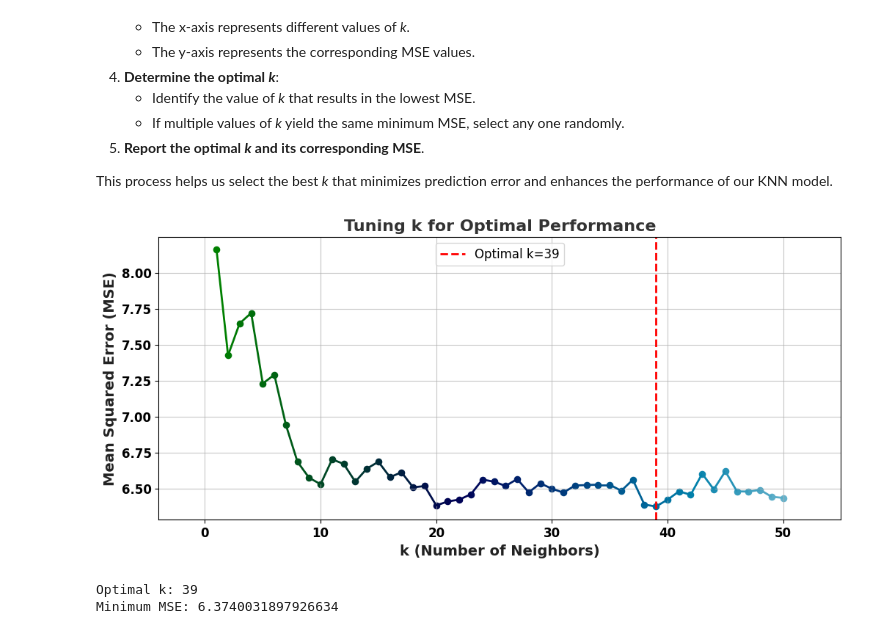
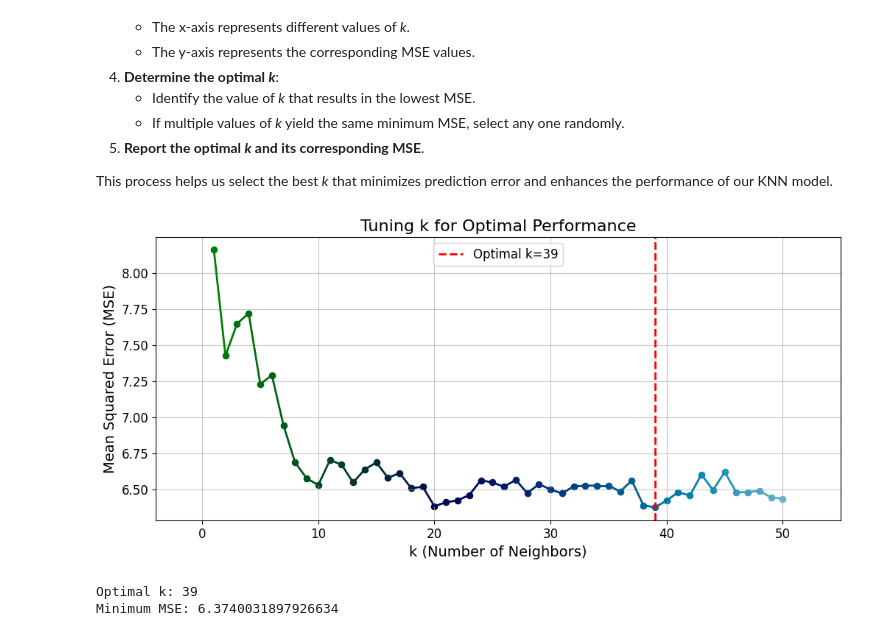
Before and after one commit to GPushkar1611/AI1013-Assignments, a Jupyter notebook: AI1013_assignment_2_AI24BTECH11012/code.ipynb, the cells around one changed output. Cells and saved outputs as stored; diff of their text form; code cells hidden in the pictures.

Commit message:
changing comments and editing second plot

```diff
--- a/AI1013_assignment_2_AI24BTECH11012/code.ipynb
+++ b/AI1013_assignment_2_AI24BTECH11012/code.ipynb
@@ -377,48 +377,48 @@ for k in k_values:
 optimal_k = k_values[np.argmin(mse_values)]  # Get k corresponding to the minimum MSE
 optimal_mse = min(mse_values)  # Retrieve the minimum MSE value
 # %%
-# Generate ocean colormap for the scatter points
+# Generate the ocean colormap for scatter points, creating a smooth gradient effect
 colors = cm.ocean(np.linspace(0, 0.8, len(k_values)))
 
 plt.figure(figsize=(12, 5))  # Set figure size for better visualization
 
-# Scatter plot for MSE values with ocean gradient
+# Scatter plot for MSE values with an ocean-themed gradient
 for i, k in enumerate(k_values):
-    plt.scatter(k, mse_values[i], color=colors[i], s=35)  # Each point gets a unique color
+    plt.scatter(k, mse_values[i], color=colors[i], s=35)  # Assign each point a unique color
 
 # Create line segments to add a smooth gradient effect between points
 points = np.array([k_values, mse_values]).T.reshape(-1, 1, 2)
 segments = np.concatenate([points[:-1], points[1:]], axis=1)
 lc = LineCollection(segments, cmap='ocean', norm=plt.Normalize(0, 1))
-lc.set_array(np.linspace(0, 0.8, len(k_values)))  # Apply gradient
+lc.set_array(np.linspace(0, 0.8, len(k_values)))  # Apply the gradient
 lc.set_linewidth(2)
 
-plt.gca().add_collection(lc)  # Add gradient line to the plot
+plt.gca().add_collection(lc)  # Add the gradient line to the plot
 
 # Mark the optimal k value with a red dashed vertical line
 plt.axvline(optimal_k, color='r', linestyle='--', linewidth=2, label=f'Optimal k={optimal_k}')
 
-# Customize x-axis tick intervals and limits
-plt.xticks(ticks=np.arange(min(k_values) - 1, max(k_values) + 1, 10))  # Set intervals (0,10,20,...)
+# Customize x-axis tick intervals and limits for better readability
+plt.xticks(ticks=np.arange(min(k_values) - 1, max(k_values) + 1, 10))  # Set tick intervals (e.g., 0,10,20,...)
 plt.xlim(min(k_values) - 5, max(k_values) + 5)  # Extend x-axis range for better spacing
 
-# Customize aesthetics for better readability
-plt.grid(True, alpha=0.7)  # Light grid
-plt.xlabel('k (Number of Neighbors)', fontsize=14, fontweight='bold', color='#222')
-plt.ylabel('Mean Squared Error (MSE)', fontsize=14, fontweight='bold', color='#222')
-plt.title('Tuning k for Optimal Performance', fontsize=16, fontweight='bold', color='#333')
+# Customize aesthetics for clarity and readability
+plt.grid(True, alpha=0.7)  # Add a light grid for better visualization
+plt.xlabel('k (Number of Neighbors)', fontsize=14)
+plt.ylabel('Mean Squared Error (MSE)', fontsize=14)
+plt.title('Tuning k for Optimal Performance', fontsize=16)
 
-# Improve tick mark visibility
-plt.xticks(fontsize=12, fontweight='bold')
-plt.yticks(fontsize=12, fontweight='bold')
+# Improve tick mark visibility with bold labels
+plt.xticks(fontsize=12)
+plt.yticks(fontsize=12)
 
-# Add legend with a visible frame at the top center
+# Add a legend with a visible frame at the top center
 plt.legend(fontsize=12, frameon=True, loc="upper center")
 
-# Display the plot
+# Display the final plot
 plt.show()
 # %% [output]
-[figure, old version]
+[figure, new version]
 # %%
 # Output results
 print(f"Optimal k: {optimal_k}")
```
Also changed, not shown: 1 other file.
